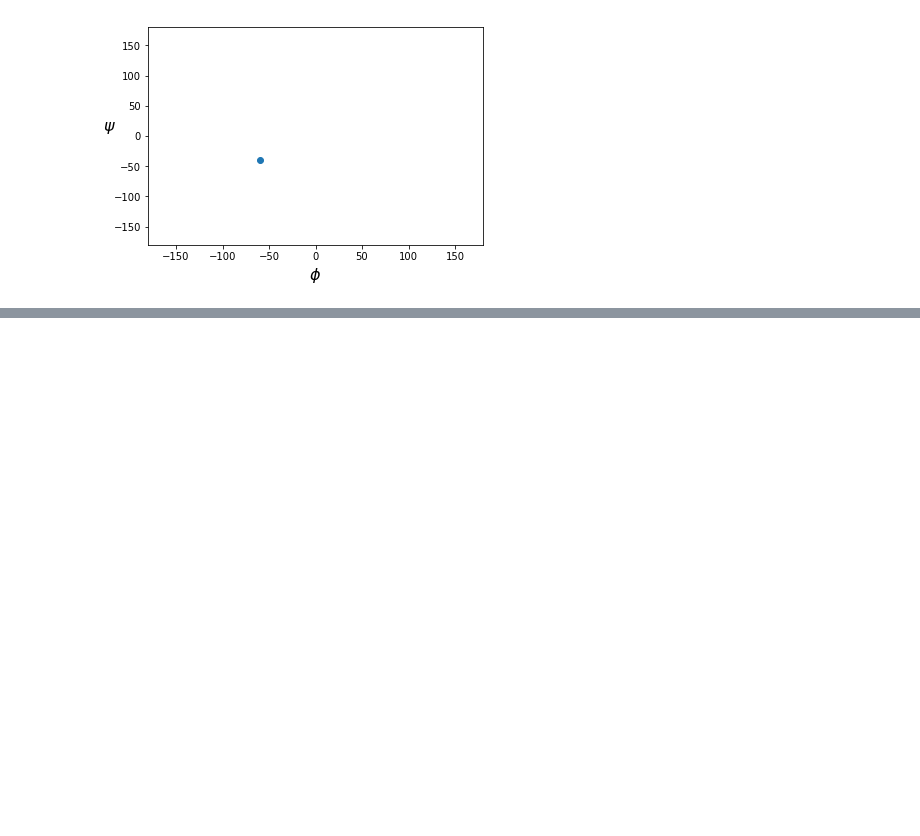
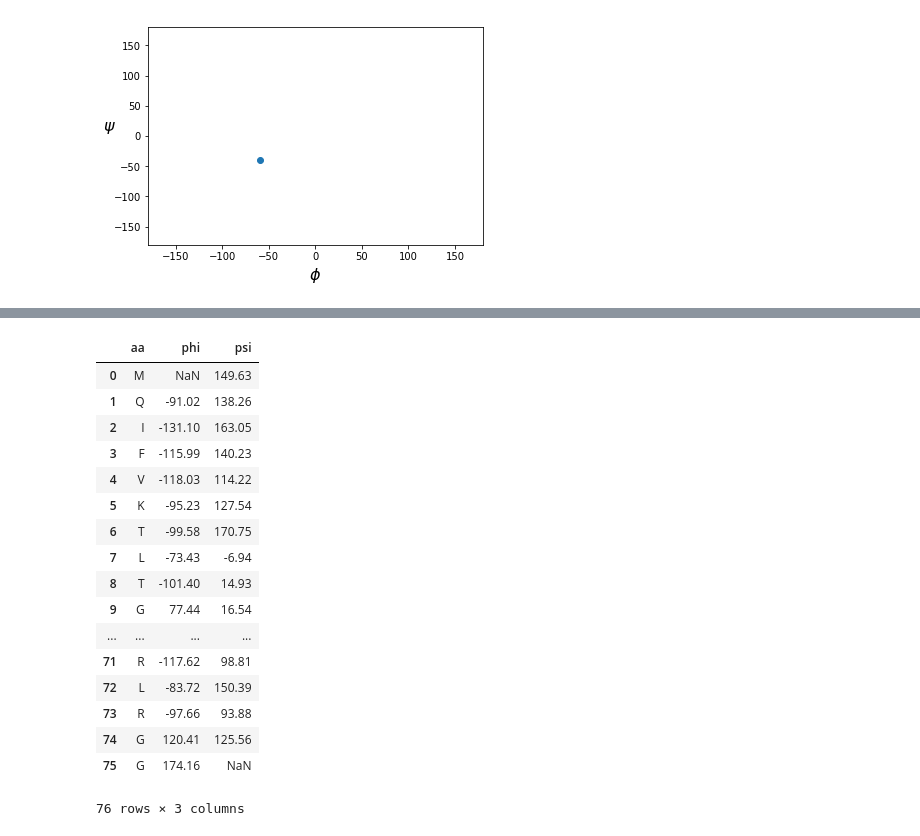
Before and after one commit to agustinaarroyuelo/bomeba0, a Jupyter notebook: bomeba0/examples/Basic_intro.ipynb, the cells around one changed output, grey strips where cells are left out. Drawn from its saved outputs; the diff is of its cells as text; code cells hidden in the pictures; blank space fills up the shorter version.

```diff
--- a/bomeba0/examples/Basic_intro.ipynb
+++ b/bomeba0/examples/Basic_intro.ipynb
@@ -79,0 +123,21 @@ bmb.plot_ramachandran(prot);
+# %%
+prot.get_torsionals(sidechain=False)
+# %% [output]
+|  | aa | phi | psi |
+| 0 | M | NaN | 149.63 |
+| 1 | Q | -91.02 | 138.26 |
+| 2 | I | -131.10 | 163.05 |
+| 3 | F | -115.99 | 140.23 |
+| 4 | V | -118.03 | 114.22 |
+| 5 | K | -95.23 | 127.54 |
+| 6 | T | -99.58 | 170.75 |
+| 7 | L | -73.43 | -6.94 |
+| 8 | T | -101.40 | 14.93 |
+| 9 | G | 77.44 | 16.54 |
+| ... | ... | ... | ... |
+| 71 | R | -117.62 | 98.81 |
+| 72 | L | -83.72 | 150.39 |
+| 73 | R | -97.66 | 93.88 |
+| 74 | G | 120.41 | 125.56 |
+| 75 | G | 174.16 | NaN |
+76 rows × 3 columns
```
Also changed, not shown: parts of 22 cells of this notebook, 1 other file.
